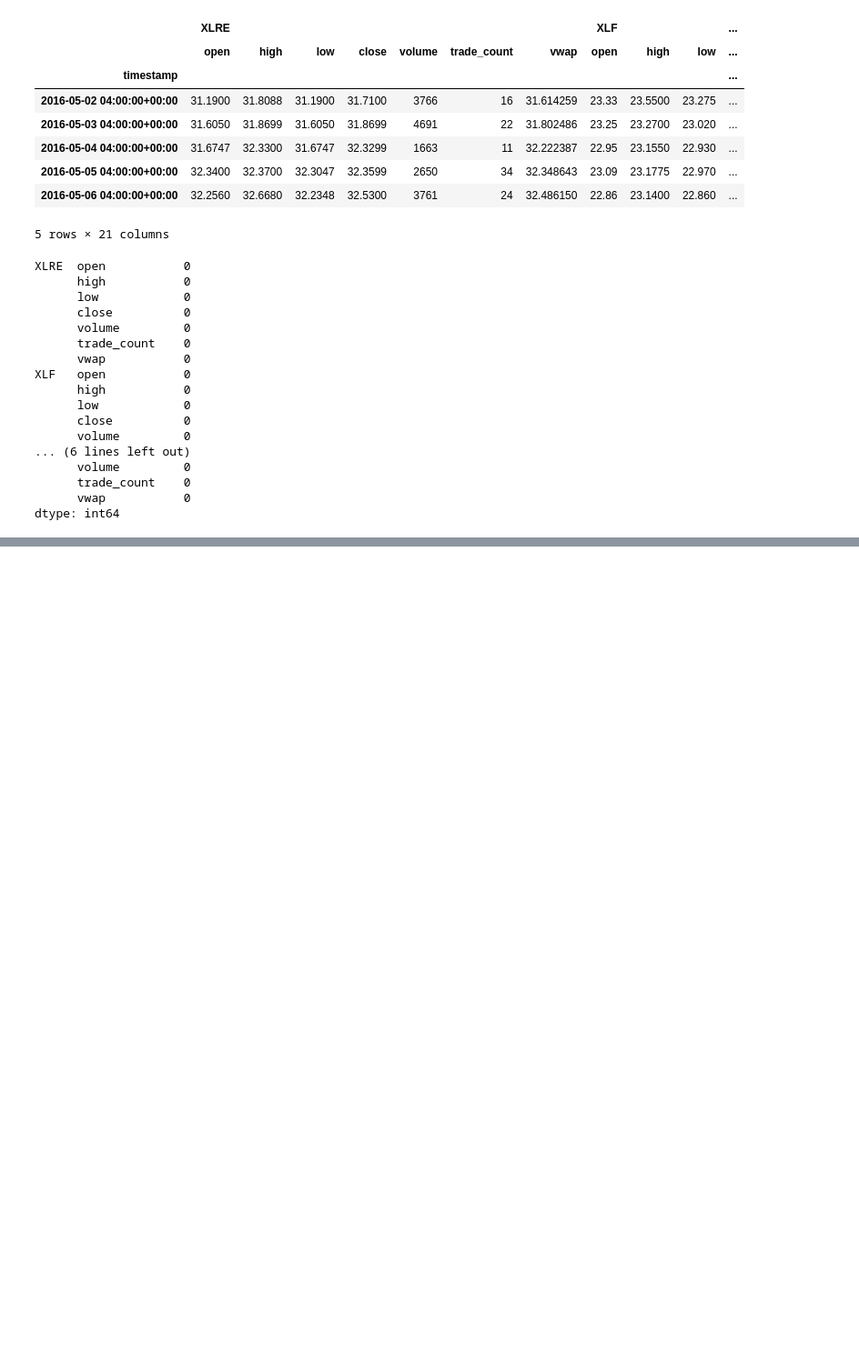
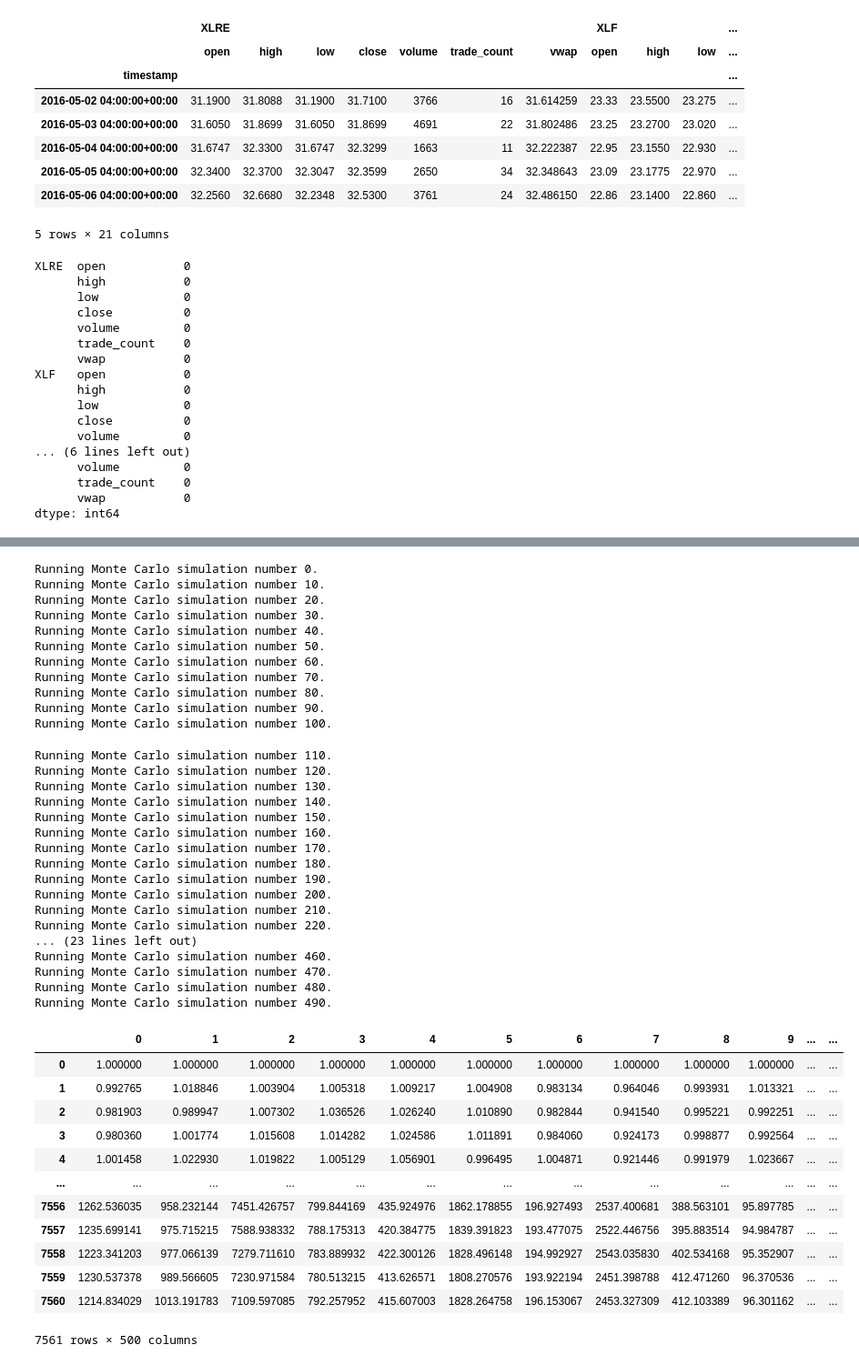
Before and after one commit to Asgard-DP/Index-Fund--Analysis-and-Forecast, a Jupyter notebook: Monte_Carlo_Simulations.ipynb, the cells around one changed output, grey strips where cells are left out. Shown at 91% size. Saved outputs shown, nothing was run; the diff lists cells and outputs as text; code cells hidden in the pictures; blank space fills up the shorter version.

```diff
--- a/Monte_Carlo_Simulations.ipynb
+++ b/Monte_Carlo_Simulations.ipynb
@@ -490,0 +493,52 @@ There is a 95% chance that an initial investment of $20000 in the portfolio over
+# %%
+# XLRE, XLF, XLK ----- 0, 0, 100
+MC_XLK_100 = MCSimulation(
+    portfolio_data = df_portfolio,
+    weights = [.0,.0,1],
+    num_simulation=500,
+    num_trading_days=252*30
+)
+
+MC_XLK_100.calc_cumulative_return()
+# %% [output]
+Running Monte Carlo simulation number 0.
+Running Monte Carlo simulation number 10.
+Running Monte Carlo simulation number 20.
+Running Monte Carlo simulation number 30.
+Running Monte Carlo simulation number 40.
+Running Monte Carlo simulation number 50.
+Running Monte Carlo simulation number 60.
+Running Monte Carlo simulation number 70.
+Running Monte Carlo simulation number 80.
+Running Monte Carlo simulation number 90.
+Running Monte Carlo simulation number 100.
+Running Monte Carlo simulation number 110.
+Running Monte Carlo simulation number 120.
+Running Monte Carlo simulation number 130.
+Running Monte Carlo simulation number 140.
+Running Monte Carlo simulation number 150.
+Running Monte Carlo simulation number 160.
+Running Monte Carlo simulation number 170.
+Running Monte Carlo simulation number 180.
+Running Monte Carlo simulation number 190.
+Running Monte Carlo simulation number 200.
+Running Monte Carlo simulation number 210.
+Running Monte Carlo simulation number 220.
+... (23 lines left out)
+Running Monte Carlo simulation number 460.
+Running Monte Carlo simulation number 470.
+Running Monte Carlo simulation number 480.
+Running Monte Carlo simulation number 490.
+|  | 0 | 1 | 2 | 3 | 4 | 5 | 6 | 7 | 8 | 9 | ... | ... |
+| 0 | 1.000000 | 1.000000 | 1.000000 | 1.000000 | 1.000000 | 1.000000 | 1.000000 | 1.000000 | 1.000000 | 1.000000 | ... | ... |
+| 1 | 0.992765 | 1.018846 | 1.003904 | 1.005318 | 1.009217 | 1.004908 | 0.983134 | 0.964046 | 0.993931 | 1.013321 | ... | ... |
+| 2 | 0.981903 | 0.989947 | 1.007302 | 1.036526 | 1.026240 | 1.010890 | 0.982844 | 0.941540 | 0.995221 | 0.992251 | ... | ... |
+| 3 | 0.980360 | 1.001774 | 1.015608 | 1.014282 | 1.024586 | 1.011891 | 0.984060 | 0.924173 | 0.998877 | 0.992564 | ... | ... |
+| 4 | 1.001458 | 1.022930 | 1.019822 | 1.005129 | 1.056901 | 0.996495 | 1.004871 | 0.921446 | 0.991979 | 1.023667 | ... | ... |
+| ... | ... | ... | ... | ... | ... | ... | ... | ... | ... | ... | ... | ... |
+| 7556 | 1262.536035 | 958.232144 | 7451.426757 | 799.844169 | 435.924976 | 1862.178855 | 196.927493 | 2537.400681 | 388.563101 | 95.897785 | ... | ... |
+| 7557 | 1235.699141 | 975.715215 | 7588.938332 | 788.175313 | 420.384775 | 1839.391823 | 193.477075 | 2522.446756 | 395.883514 | 94.984787 | ... | ... |
+| 7558 | 1223.341203 | 977.066139 | 7279.711610 | 783.889932 | 422.300126 | 1828.496148 | 194.992927 | 2543.035830 | 402.534168 | 95.352907 | ... | ... |
+| 7559 | 1230.537378 | 989.566605 | 7230.971584 | 780.513215 | 413.626571 | 1808.270576 | 193.922194 | 2451.398788 | 412.471260 | 96.370536 | ... | ... |
+| 7560 | 1214.834029 | 1013.191783 | 7109.597085 | 792.257952 | 415.607003 | 1828.264758 | 196.153067 | 2453.327309 | 412.103389 | 96.301162 | ... | ... |
+7561 rows × 500 columns
```
Also changed, not shown: parts of 26 cells of this notebook.
